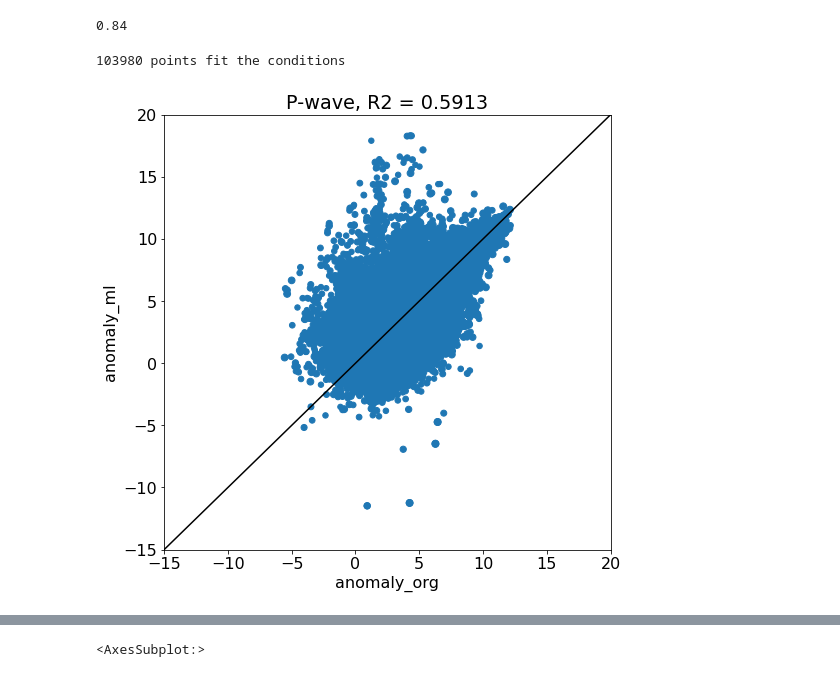
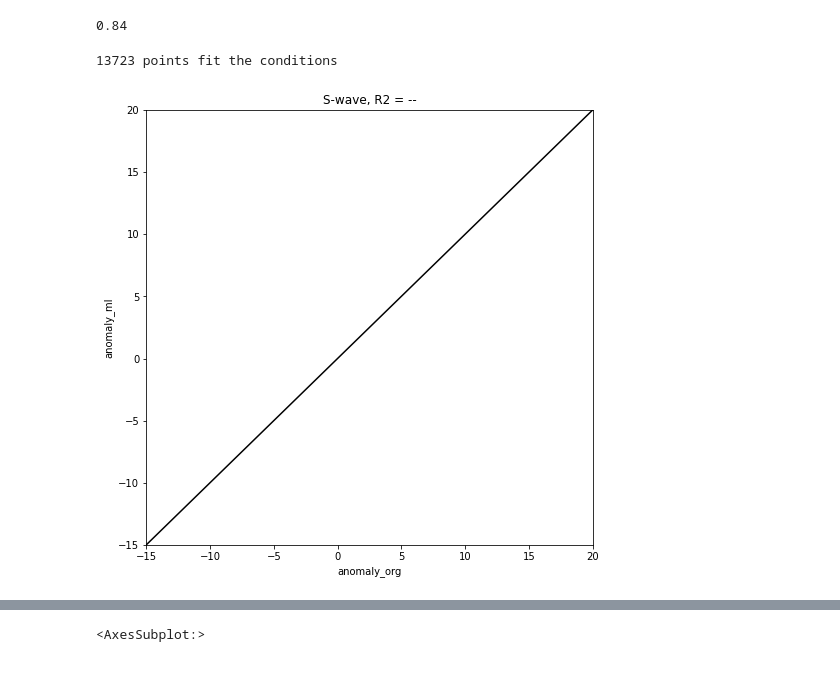
Before and after one commit to Jun1453/phasepick, a Jupyter notebook: predict.ipynb, the cells around one changed output, grey strips where cells are left out. Drawn from its saved outputs; the diff is of its cells as text; code cells hidden in the pictures.

```diff
--- a/predict.ipynb
+++ b/predict.ipynb
@@ -605,9 +676,15 @@ plot.dumpall('S', './updeANMO_shift5_plot_s.csv')
 import pandas as pd
 import matplotlib.pyplot as plt
 
-table = pd.read_csv('test_plot_p.csv')
-scatter_table = table[table['anomaly_org']]
-x = scatter_table['anomaly_org'].values
+# table = pd.read_csv('test_plot_p.csv')
+# scatter_table = table[table['anomaly_org']]
+# x = scatter_table['anomaly_org'].values
+# y = scatter_table['anomaly'].values
+# r = scatter_table['probability'].values
+table = pd.read_csv('updeANMO_shift5_catalog_plot_s.csv')
+# table = pd.read_csv('updeANMO_shift5_plot_s.csv')
+scatter_table = table
+x = scatter_table['anomaly'].values
 y = scatter_table['anomaly'].values
 r = scatter_table['probability'].values
 # for range(len(x)):
@@ -729,35 +806,38 @@ def plot_scatter(phase: str, gcarc_range: set, fidelity_func, org_constraint=lam
     plt.xlabel(x_axis)
     plt.ylabel('anomaly_ml' if y_axis == 'anomaly' else y_axis)
     plt.title(f"{phase.upper()}-wave, R2 = {cc[0,1]:.4f}")
     plt.show()
 
     return scatter_table
 
 def fidelity(picker1_prob, picker1_anomaly, picker2_prob, picker2_anomaly):
     alpha=2; beta=0.3
     return picker1_prob - alpha*(abs(picker1_anomaly-picker2_anomaly))/picker1_anomaly.std()*picker2_prob - beta
     # alpha=2; beta=0.6
     # return picker1_prob - beta
     # alpha=2; beta=0.7
     # return picker1_prob - beta
     # alpha=1; beta=0.7
     # return picker1_prob - beta
 
-def fidelity_rev(picker1_prob, picker1_anomaly, picker2_prob, picker2_anomaly): return picker1_prob - 0.72
+def fidelity_rev(picker1_prob, picker1_anomaly, picker2_prob, picker2_anomaly): return picker1_prob - 0.1#0.72
 def fidelity_p(picker1_prob, picker1_anomaly, picker2_prob, picker2_anomaly): return picker1_prob - 0.7
-def fidelity_rev_p(picker1_prob, picker1_anomaly, picker2_prob, picker2_anomaly): return picker1_prob - 0.75
+def fidelity_rev_p(picker1_prob, picker1_anomaly, picker2_prob, picker2_anomaly): return picker1_prob - 0.5#0.75
 
 # scatter_table = plot_scatter('s', (85,95), fidelity, x_axis='anomaly_org')
 # scatter_table = plot_scatter('s', (75,85), fidelity, x_axis='anomaly_org')
 
 # scatter_table = plot_scatter('s', (85,95), fidelity, x_axis='anomaly_org')
 # scatter_table = plot_scatter('s', (35,195), fidelity_rev, x_axis='anomaly_org', raw_prefix='updeANMO_shift2_plot', ref_prefix='updeANMO_shift_plot')
 # scatter_table = plot_scatter('s', (35,195), fidelity, x_axis='anomaly_org')
 # scatter_table = plot_scatter('s', (35,195), fidelity_rev, x_axis='anomaly_org', raw_prefix='updeANMO_shift5_plot', ref_prefix='updeANMO_shift_plot')
 # scatter_table = plot_scatter('p', (35,195), fidelity_p, x_axis='anomaly_org')
-scatter_table = plot_scatter('p', (35,195), fidelity_rev_p, x_axis='anomaly_org', raw_prefix='updeANMO_shift5_plot', ref_prefix='updeANMO_shift_plot')
+# scatter_table = plot_scatter('p', (35,195), fidelity_rev_p, x_axis='anomaly_org', raw_prefix='updeANMO_shift5_plot', ref_prefix='updeANMO_shift_plot')
+# scatter_table = plot_scatter('s', (35,195), fidelity_rev, x_axis='anomaly_org', raw_prefix='updeANMO_shift5_fedbp_plot', ref_prefix='updeANMO_shift_plot')
+scatter_table = plot_scatter('s', (35,195), fidelity_rev, x_axis='anomaly_org', raw_prefix='updeANMO_shift5_catalog_plot', ref_prefix='updeANMO_shift_plot')
+# scatter_table = plot_scatter('p', (35,195), fidelity_rev_p, x_axis='anomaly_org', raw_prefix='updeANMO_shift5_fedbp_plot', ref_prefix='updeANMO_shift_plot')
 
 plt.show()
 # %% [output]
-103980 points fit the conditions
+13723 points fit the conditions
-[figure, old version]
+[figure, new version]
```
Also changed, not shown: parts of 14 cells of this notebook, 4 other files.
